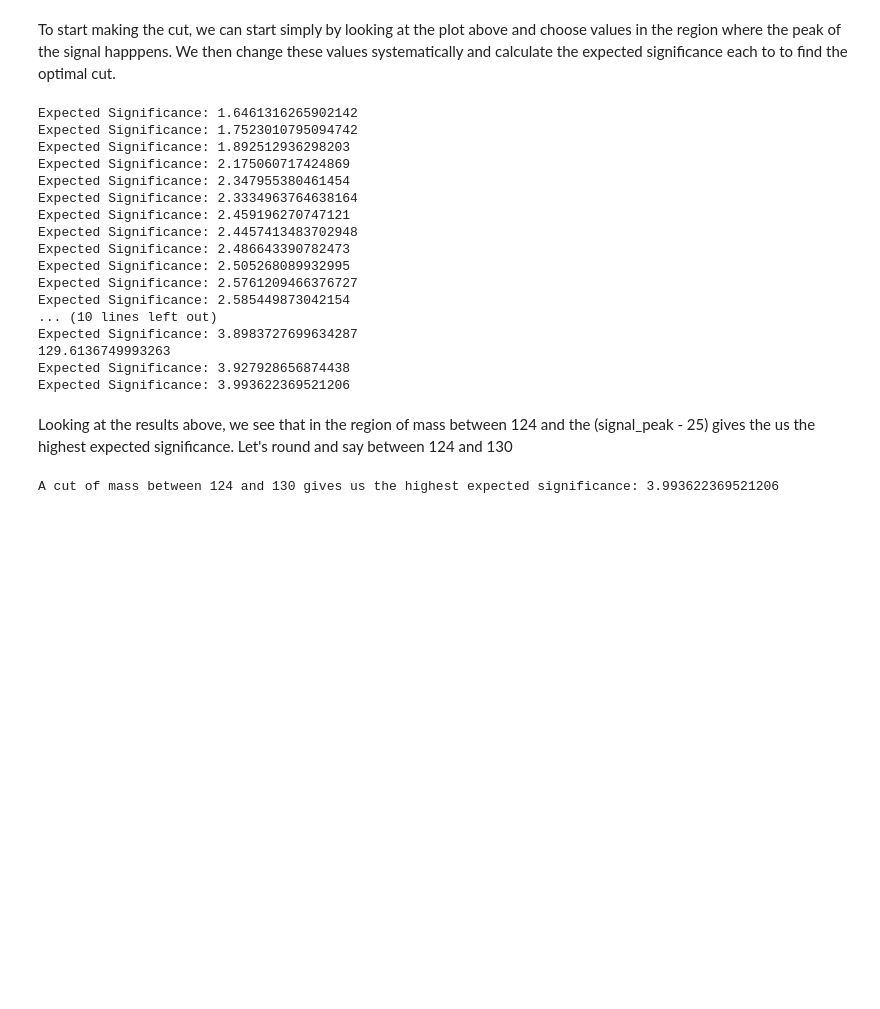
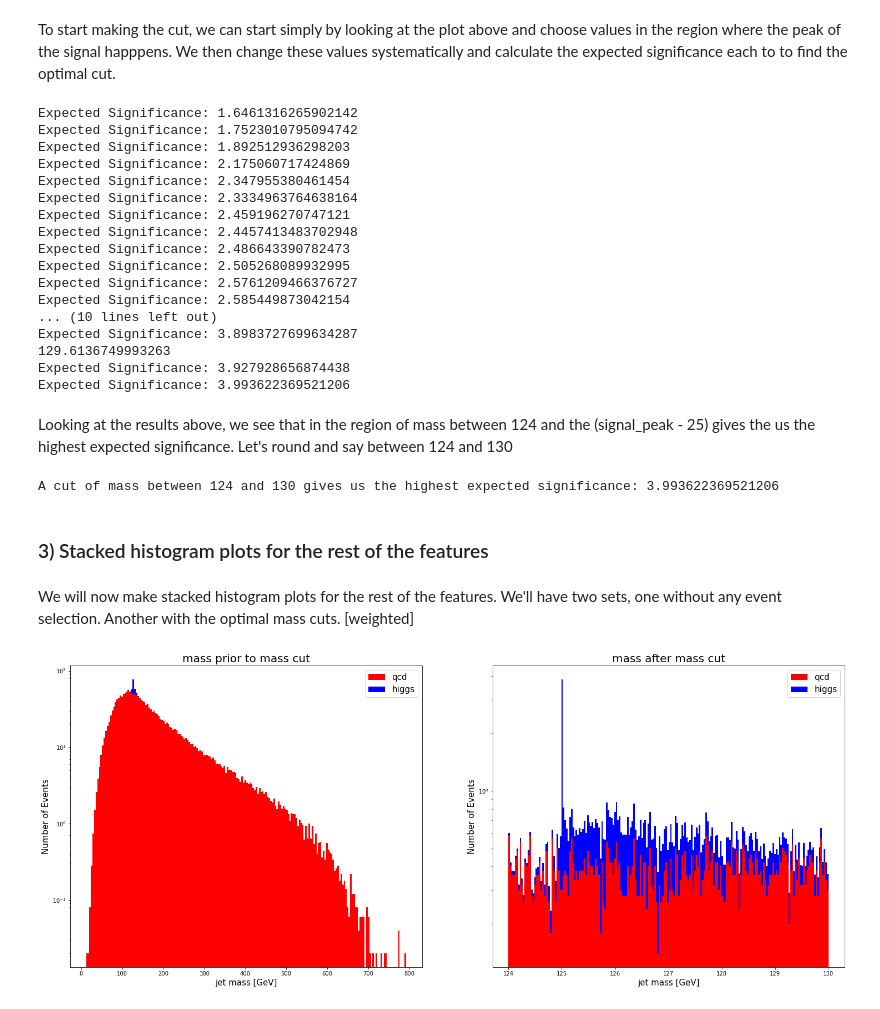
Before and after one commit to MinniVan/PHYS-434, a Jupyter notebook: lab7_8.ipynb, the cells around one changed output. Drawn from its saved outputs; the diff is of its cells as text; code cells hidden in the pictures; blank space fills up the shorter version.

```diff
--- a/lab7_8.ipynb
+++ b/lab7_8.ipynb
@@ -154,6 +153,51 @@ Expected Significance: 3.993622369521206
 # %% [markdown]
 Looking at the results above, we see that in the region of mass between 124 and the (signal_peak - 25) gives the us the highest expected significance. Let's round and say between 124 and 130
 # %%
+def make_cut2(min, max):
+    signal_filter = (higgs_data['mass'] > min) & (higgs_data['mass'] < max)
+    signal_cut = higgs_data[signal_filter]
+
+    bkg_filter = (qcd_data['mass'] > min) & (qcd_data['mass'] < max)
+    bkg_cut = qcd_data[bkg_filter]
+
+    return [signal_cut, bkg_cut]
+
+data_cut = make_cut2(124, 130)
 print('A cut of mass between 124 and 130 gives us the highest expected significance: ' + str(make_cut(124,130)))
 # %% [output]
 A cut of mass between 124 and 130 gives us the highest expected significance: 3.993622369521206
+# %% [markdown]
+### 3) Stacked histogram plots for the rest of the features
+# %% [markdown]
+We will now make stacked histogram plots for the rest of the features. We'll have two sets, one without any event selection. Another with the optimal mass cuts. [weighted]
+# %%
+def make_stack(feature,xlabel):
+    both = [qcd_data[feature], higgs_data[feature]]
+    colors = ['red','blue']
+    weight_higgs = np.array([50/100000]*len(higgs_data))
+    weight_qcd = np.array([2000/100000]*len(qcd_data))
+    weights = [weight_qcd,weight_higgs]
+
+    fig,ax = plt.subplots(1,2,figsize=(25,10))
+    ax[0].set_title(feature +  ' prior to mass cut',size=40/2)
+    ax[0].hist(both,stacked=True,weights=weights,color=colors,bins=200,label=['qcd', 'higgs'])
+    ax[0].set_ylabel('Number of Events',size=30/2)
+    ax[0].set_xlabel(xlabel,size=30/2)
+    ax[0].legend(loc="upper right",fontsize=30/2)
+    ax[0].semilogy()
+
+    both_cut = [data_cut[1][feature], data_cut[0][feature]]
+    weight_higgs_cut = np.array([50/100000]*len(data_cut[0]))
+    weight_qcd_cut = np.array([2000/100000]*len(data_cut[1]))
+    weights_cut = [weight_qcd_cut,weight_higgs_cut]
+
+    ax[1].set_title(feature +  ' after mass cut',size=40/2)
+    ax[1].hist(both_cut,stacked=True,weights=weights_cut,color=colors,bins=200,label=['qcd', 'higgs'])
+    ax[1].set_ylabel('Number of Events',size=30/2)
+    ax[1].set_xlabel(xlabel,size=30/2)
+    ax[1].legend(loc="upper right",fontsize=30/2)
+    ax[1].semilogy()
+# %%
+make_stack('mass','jet mass [GeV]')
+# %% [output]
+[figure, added]
```
Also changed, not shown: parts of 30 cells of this notebook.
